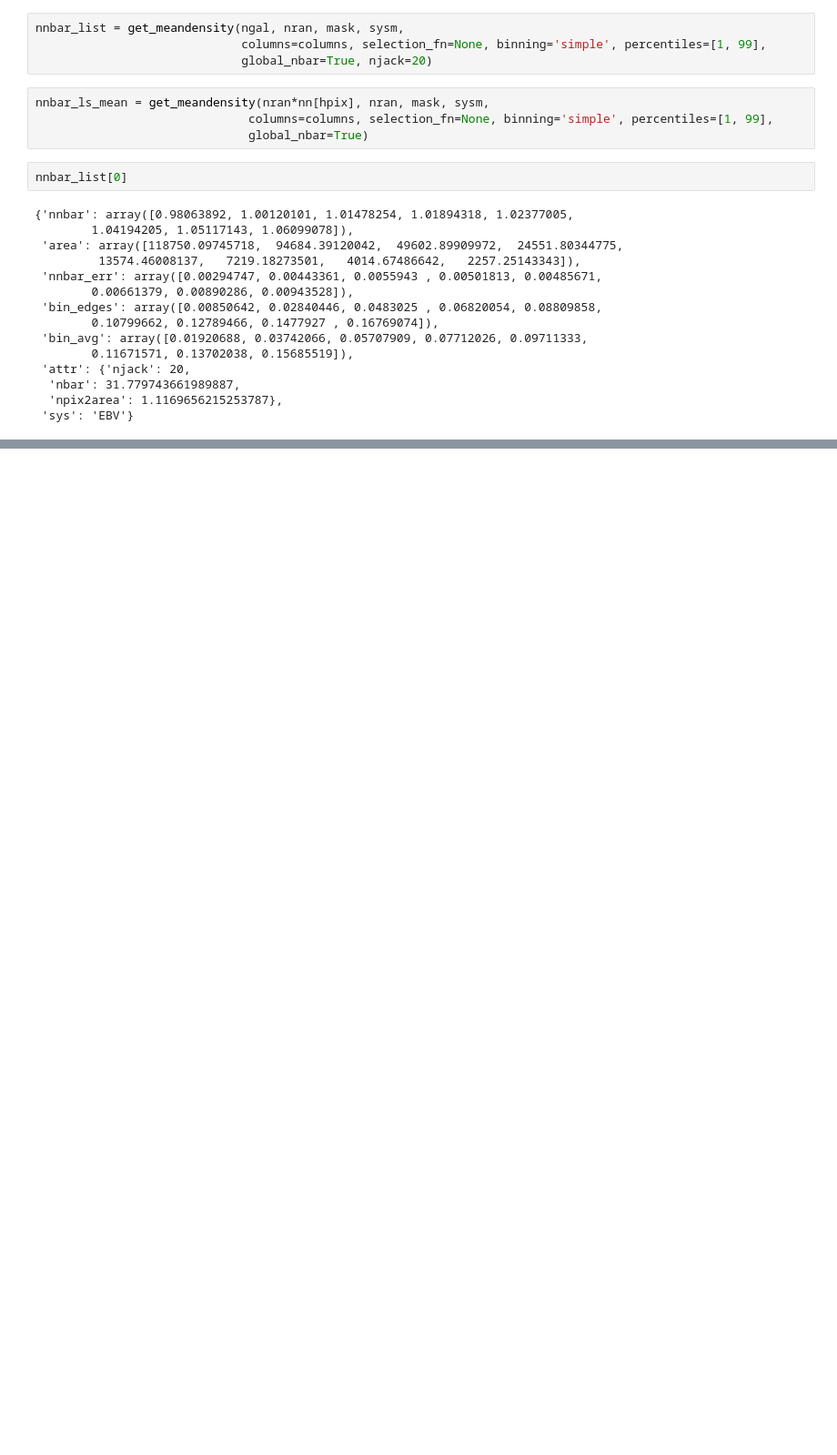
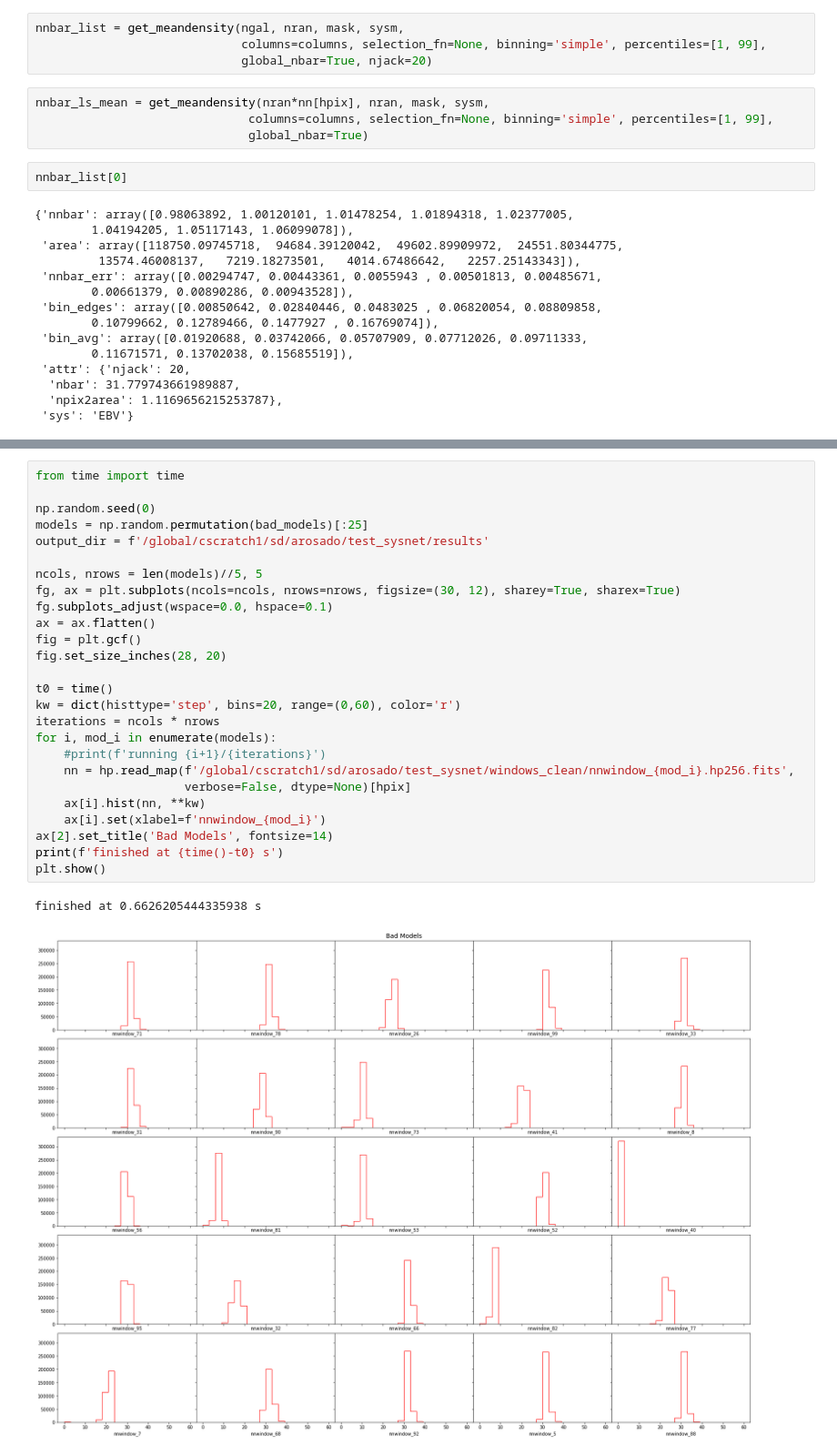
Before and after one commit to AlbertoRosado1/sysgen, a Jupyter notebook: checks.ipynb, the cells around one changed output, grey strips where cells are left out. Shown: that part at 91% size. Cells and saved outputs as stored; diff of their text form; blank space fills up the shorter version.

```diff
--- a/checks.ipynb
+++ b/checks.ipynb
@@ -156,0 +245,29 @@ running 60/100
+# %%
+from time import time
+
+np.random.seed(0)
+models = np.random.permutation(bad_models)[:25]
+output_dir = f'/global/cscratch1/sd/arosado/test_sysnet/results'
+
+ncols, nrows = len(models)//5, 5
+fg, ax = plt.subplots(ncols=ncols, nrows=nrows, figsize=(30, 12), sharey=True, sharex=True)
+fg.subplots_adjust(wspace=0.0, hspace=0.1)
+ax = ax.flatten()
+fig = plt.gcf()
+fig.set_size_inches(28, 20)
+
+t0 = time()
+kw = dict(histtype='step', bins=20, range=(0,60), color='r')
+iterations = ncols * nrows
+for i, mod_i in enumerate(models):
+    #print(f'running {i+1}/{iterations}')
+    nn = hp.read_map(f'/global/cscratch1/sd/arosado/test_sysnet/windows_clean/nnwindow_{mod_i}.hp256.fits',
+                     verbose=False, dtype=None)[hpix]
+    ax[i].hist(nn, **kw)
+    ax[i].set(xlabel=f'nnwindow_{mod_i}')
+ax[2].set_title('Bad Models', fontsize=14)
+print(f'finished at {time()-t0} s')
+plt.show()
+# %% [output]
+finished at 0.6626205444335938 s
+[figure, added]
```
Also changed, not shown: parts of 10 cells of this notebook.
